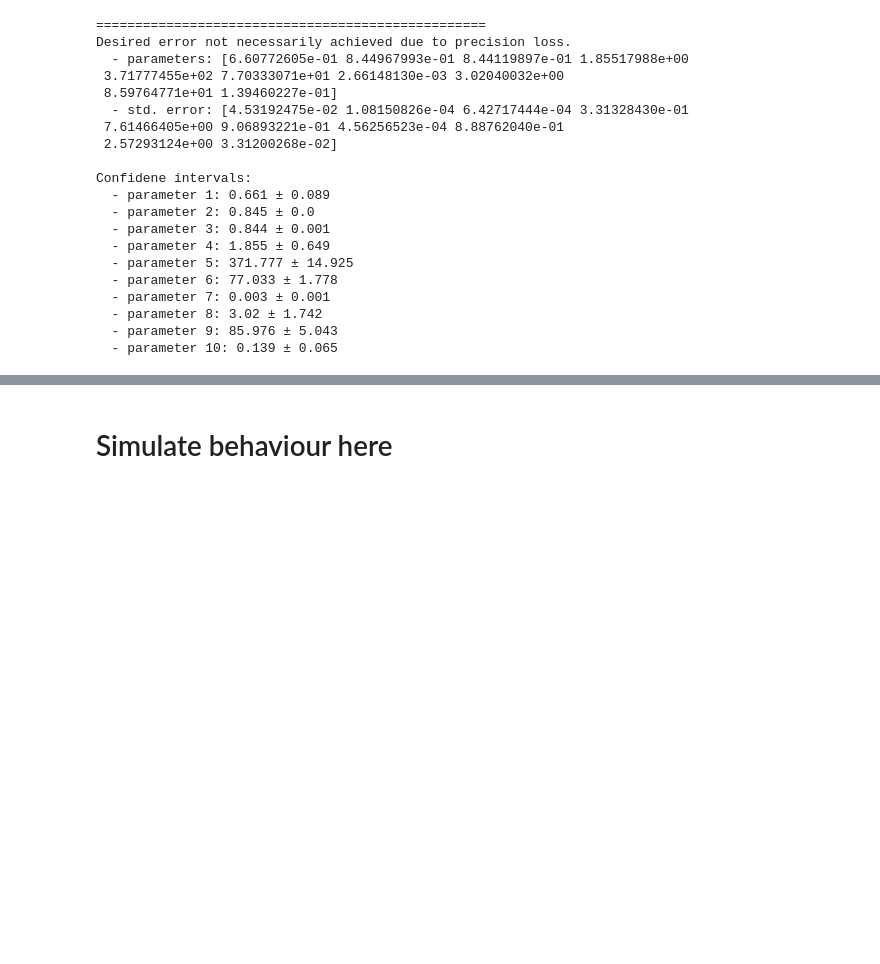
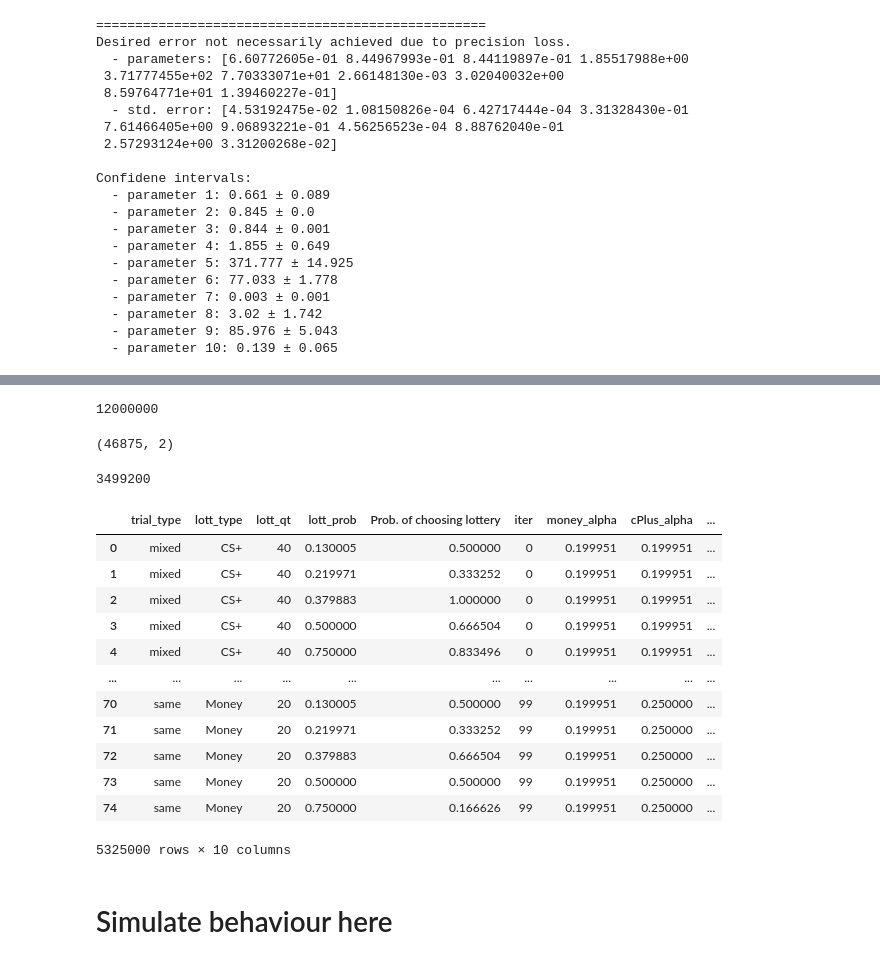
Before and after one commit to ffviana/nutreconDrive, a Jupyter notebook: 3. Analysis/nutrecon_simulation.ipynb, the cells around one changed output, grey strips where cells are left out. Drawn from its saved outputs; the diff is of its cells as text; code cells hidden in the pictures; blank space fills up the shorter version.

```diff
--- a/3. Analysis/nutrecon_simulation.ipynb
+++ b/3. Analysis/nutrecon_simulation.ipynb
@@ -543,0 +783,14 @@ Confidene intervals:
+# %%
+20*20*20*20*75
+# %% [output]
+12000000
+# %%
+test = pd.read_csv('/mnt/data1/francisco/Projects/NUTRECON/simResults/multipleParameters/Beta2Alphas1Sfactor.csv')
+test.shape
+# %% [output]
+(46875, 2)
+# %%
+N_frames = 6
+75*N_frames**6
+# %% [output]
+3499200
@@ -544,3 +799,19 @@ Confidene intervals:
+# %%
+all_choiceCount_df
+# %% [output]
+|  | trial_type | lott_type | lott_qt | lott_prob | Prob. of choosing lottery | iter | money_alpha | cPlus_alpha | ... |
+| 0 | mixed | CS+ | 40 | 0.130005 | 0.500000 | 0 | 0.199951 | 0.199951 | ... |
+| 1 | mixed | CS+ | 40 | 0.219971 | 0.333252 | 0 | 0.199951 | 0.199951 | ... |
+| 2 | mixed | CS+ | 40 | 0.379883 | 1.000000 | 0 | 0.199951 | 0.199951 | ... |
+| 3 | mixed | CS+ | 40 | 0.500000 | 0.666504 | 0 | 0.199951 | 0.199951 | ... |
+| 4 | mixed | CS+ | 40 | 0.750000 | 0.833496 | 0 | 0.199951 | 0.199951 | ... |
+| ... | ... | ... | ... | ... | ... | ... | ... | ... | ... |
+| 70 | same | Money | 20 | 0.130005 | 0.500000 | 99 | 0.199951 | 0.250000 | ... |
+| 71 | same | Money | 20 | 0.219971 | 0.333252 | 99 | 0.199951 | 0.250000 | ... |
+| 72 | same | Money | 20 | 0.379883 | 0.666504 | 99 | 0.199951 | 0.250000 | ... |
+| 73 | same | Money | 20 | 0.500000 | 0.500000 | 99 | 0.199951 | 0.250000 | ... |
+| 74 | same | Money | 20 | 0.750000 | 0.166626 | 99 | 0.199951 | 0.250000 | ... |
+5325000 rows × 10 columns
 # %% [markdown]
 # Simulate behaviour here
 # %% [markdown]
```
Also changed, not shown: parts of 14 cells of this notebook, 1 other file.
